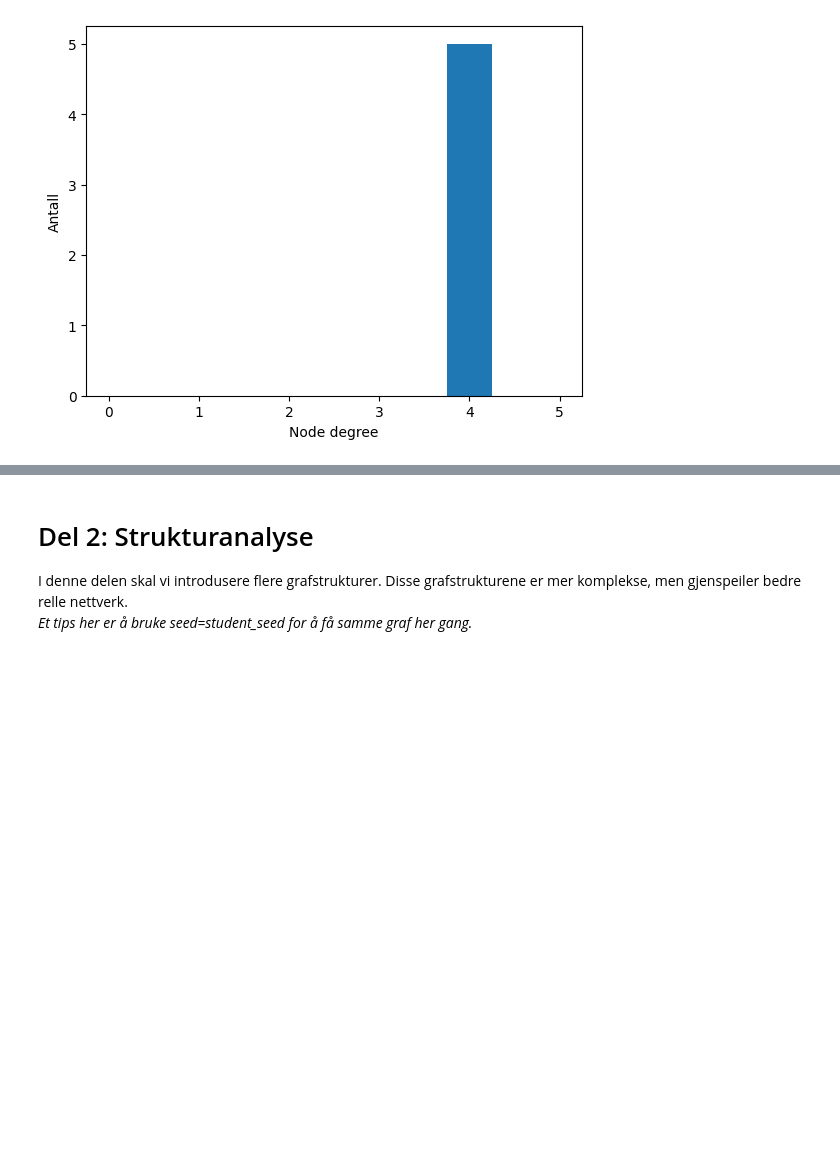
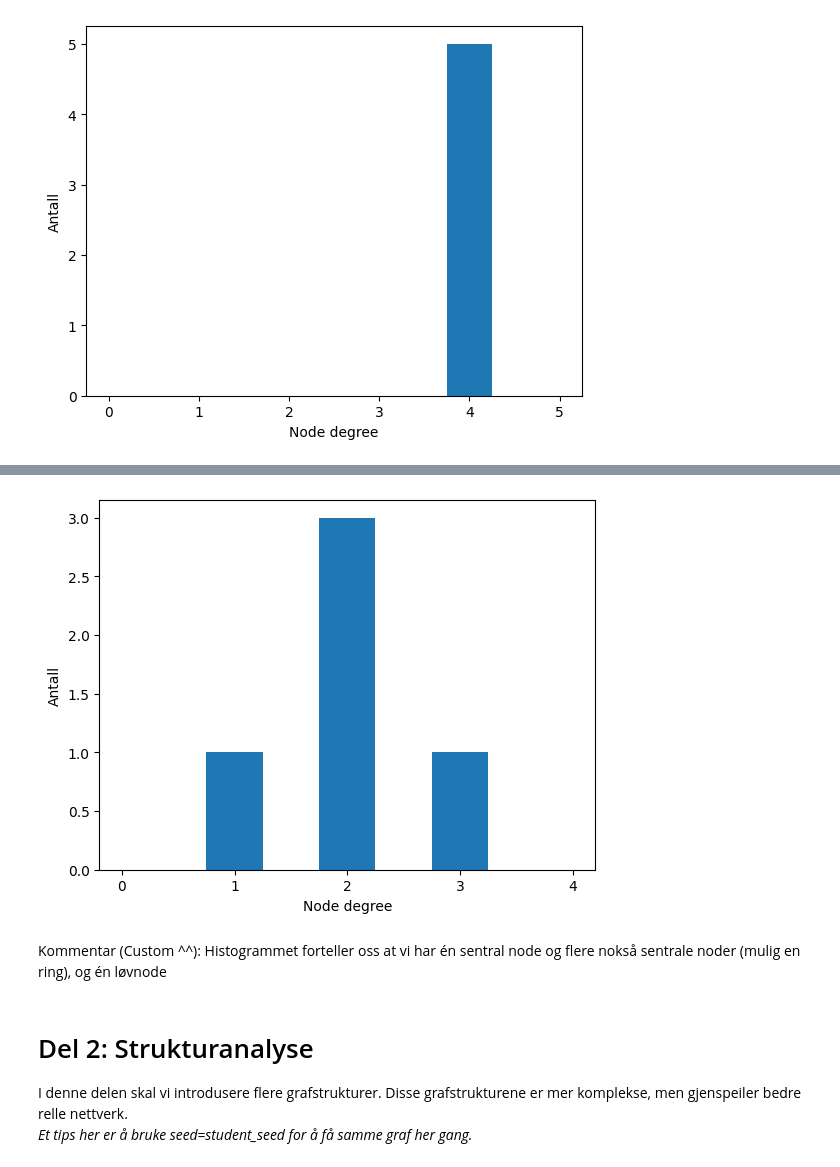
Before and after one commit to GjermundBrovold/Sikkerhet_og_Robuste_IKT_systemer_oving2, a Jupyter notebook: exercise2.ipynb, the cells around one changed output, grey strips where cells are left out. Drawn from its saved outputs; the diff is of its cells as text; code cells hidden in the pictures; blank space fills up the shorter version.

```diff
--- a/exercise2.ipynb
+++ b/exercise2.ipynb
@@ -238,3 +251,9 @@ Kommenter fordelingen av node degrees som vises i histogrammene her:
+# %%
+graf.histogram();
+# %% [output]
+[figure, added]
+# %% [markdown]
+Kommentar (Custom ^^): Histogrammet forteller oss at vi har én sentral node og flere nokså sentrale noder (mulig en ring), og én løvnode
 # %% [markdown]
 # Del 2: Strukturanalyse
 I denne delen skal vi introdusere flere grafstrukturer. Disse grafstrukturene er mer komplekse, men gjenspeiler bedre relle nettverk. <br/> <em>Et tips her er å bruke seed=student_seed for å få samme graf her gang.</em>
```
Also changed, not shown: parts of 20 cells of this notebook.
